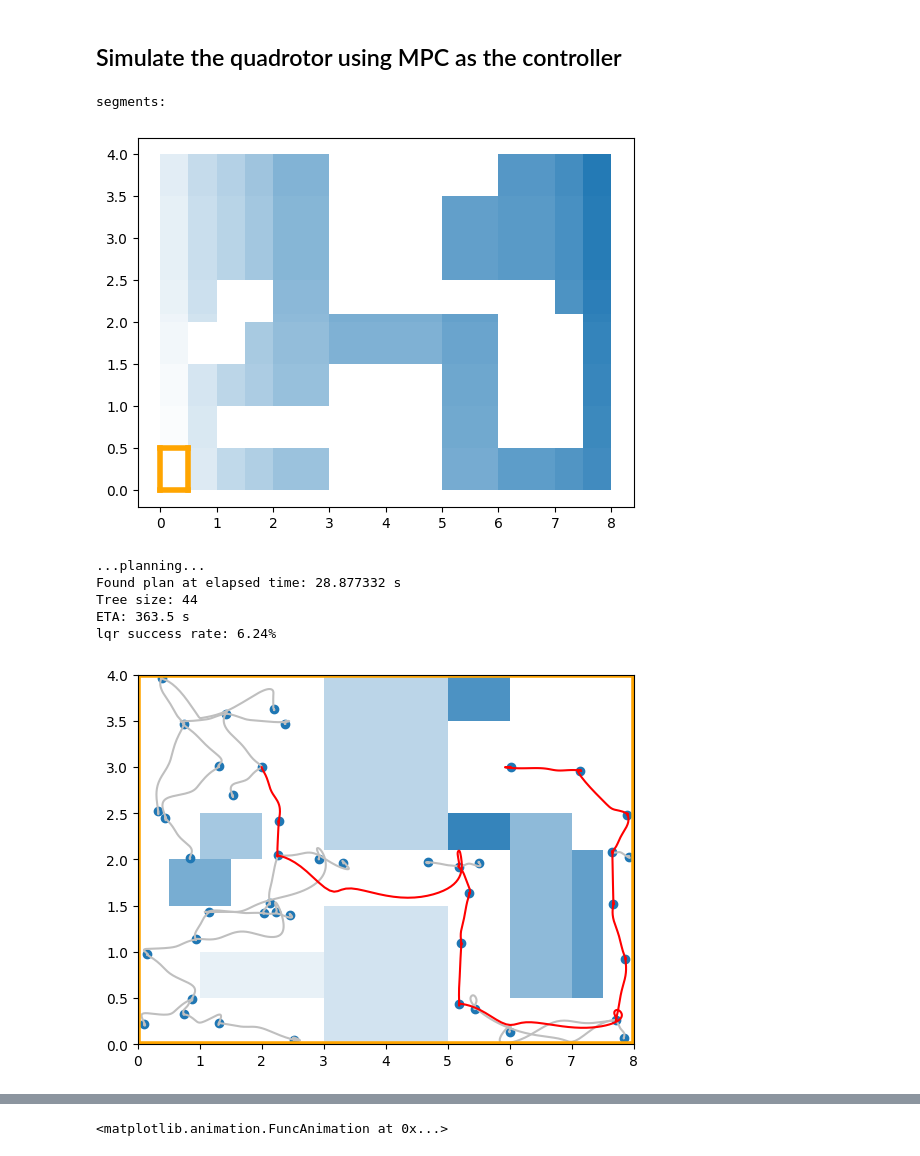
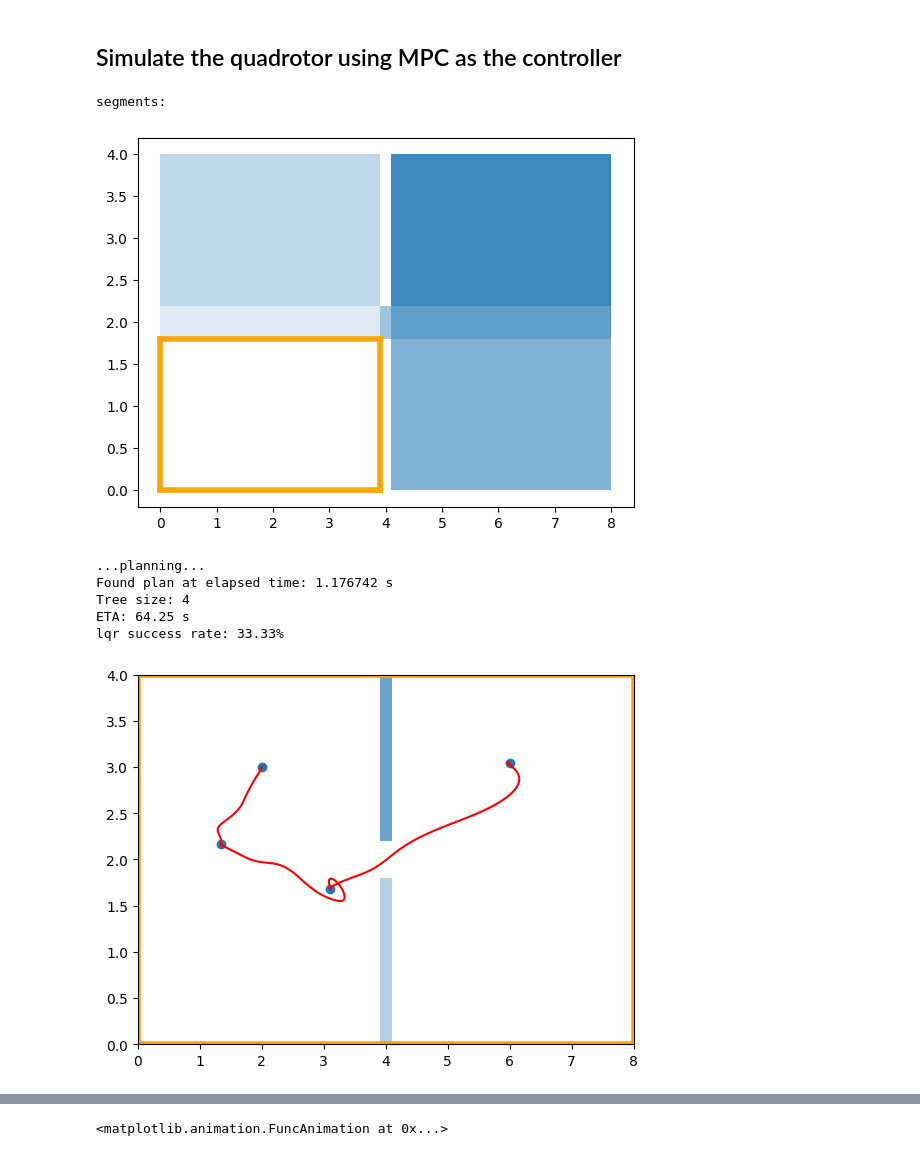
Before and after one commit to clee009/MEAM517-Final-Project, a Jupyter notebook: final_project.ipynb, the cells around one changed output, grey strips where cells are left out. Saved outputs shown, nothing was run; the diff lists cells and outputs as text; code cells hidden in the pictures.

```diff
--- a/final_project.ipynb
+++ b/final_project.ipynb
@@ -9,45 +9,45 @@ Creates the Quadrotor object and loads in the animation code.
 # %%
 from path_planner_lqrrt import PathPlannerLQRRT
 import importlib
 
 # Need to reload the module to use the latest code
 import quadrotor_with_pendulum
 importlib.reload(quadrotor_with_pendulum)
 from quadrotor_with_pendulum import QuadrotorPendulum
 from animation import Animation
 from obstacles import Obstacles
 
 import matplotlib.pyplot as plt
 import numpy as np
 
 # Weights of LQR cost
 R = np.eye(2)
 Q = np.diag([10, 10, 1, 1, 1, 1, 1, 1])
 Qf = Q
 
 # Construct our quadrotor controller
 quadrotor = QuadrotorPendulum(Q, R, Qf, input_max=30)
-obstacles = Obstacles("./configs/world_maze.yaml")
+obstacles = Obstacles("./configs/world.yaml")
 obstacles.plot(plt.gca(), plot_segs=True)
 
 print("segments: ")
 plt.show()
 
 rrt = PathPlannerLQRRT("./configs/lqrrt.yaml", obstacles, quadrotor)
 # %% [output]
 segments:
-[figure, old version]
+[figure, new version]
 # %%
 rrt.use_segment = True
 planner = rrt.get_planner()
 rrt.plot_result(planner)
 # %% [output]
 ...planning...
-Found plan at elapsed time: 28.877332 s
-Tree size: 44
-ETA: 363.5 s
-lqr success rate: 6.24%
+Found plan at elapsed time: 1.176742 s
+Tree size: 4
+ETA: 64.25 s
+lqr success rate: 33.33%
-[figure, old version]
+[figure, new version]
 # %%
 rrt.use_segment = False
 planner = rrt.get_planner()
```
Also changed, not shown: parts of 1 cell of this notebook.
